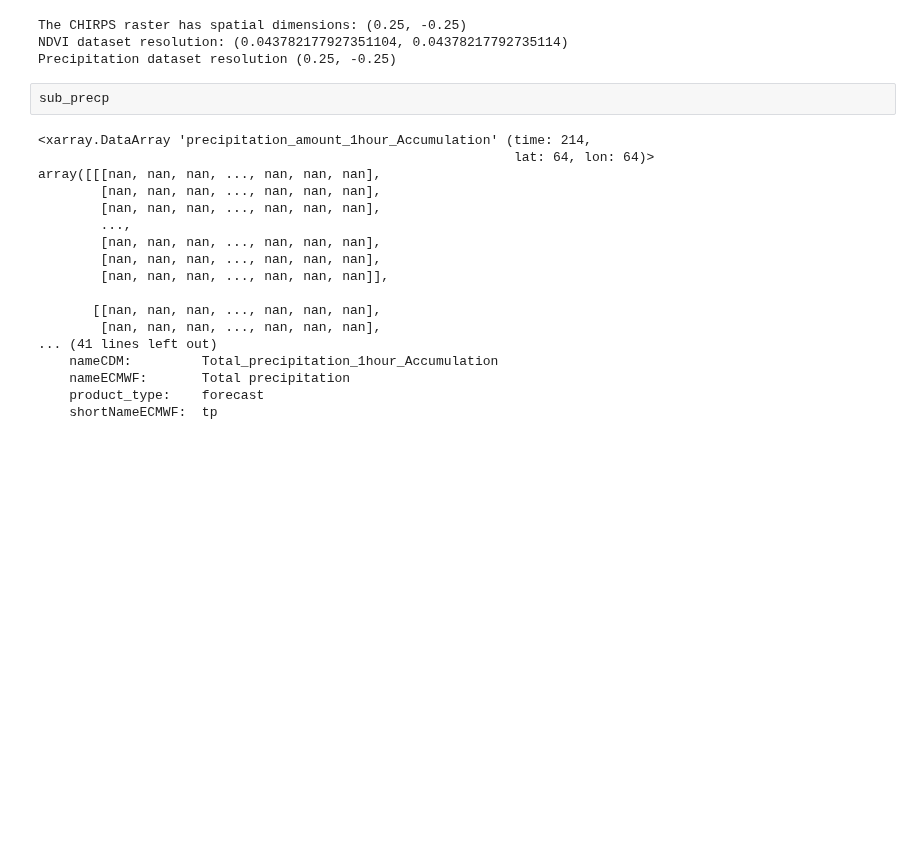
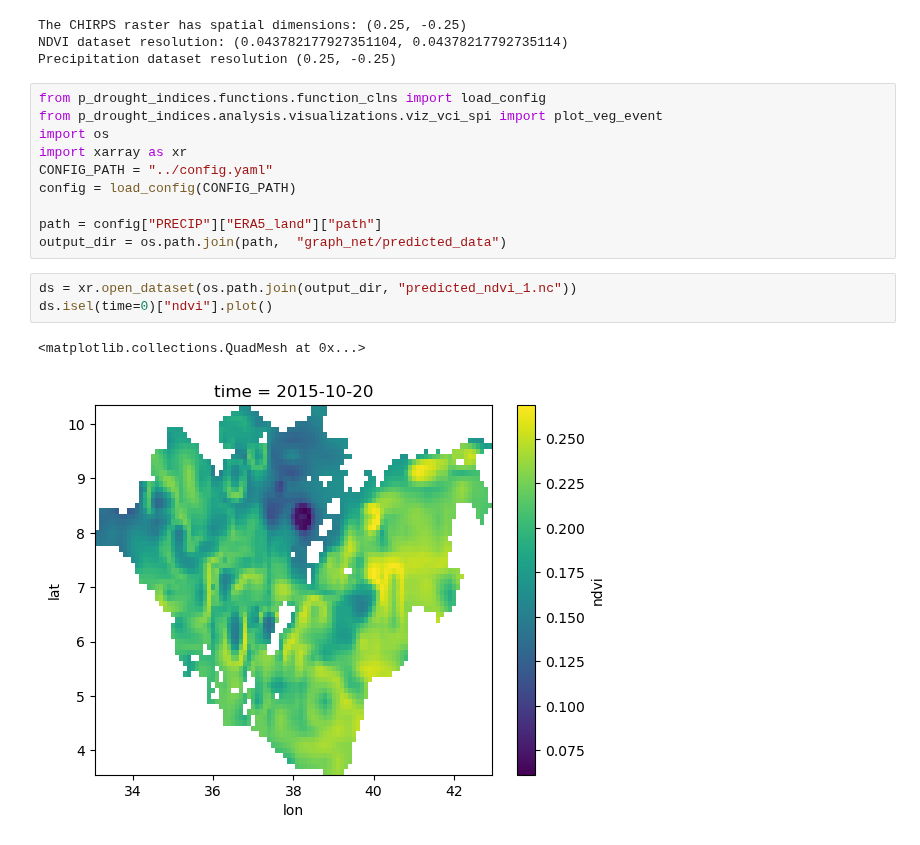
Before and after one commit to Riccardo7-DS/Indices_analysis, a Jupyter notebook: notebooks/model.ipynb, the cells around one changed output. Cells and saved outputs as stored; diff of their text form; blank space fills up the shorter version.

Commit message:
trained convlstm for 64 pixels on era5land

```diff
--- a/notebooks/model.ipynb
+++ b/notebooks/model.ipynb
@@ -284,23 +284,19 @@ sub_precp, ds =  data_preparation(CONFIG_PATH, precp_dataset="CHIRPS")
 The CHIRPS raster has spatial dimensions: (0.25, -0.25)
 NDVI dataset resolution: (0.043782177927351104, 0.04378217792735114)
 Precipitation dataset resolution (0.25, -0.25)
-# %%
-sub_precp
-# %% [output]
-<xarray.DataArray 'precipitation_amount_1hour_Accumulation' (time: 214,
-                                                             lat: 64, lon: 64)>
-array([[[nan, nan, nan, ..., nan, nan, nan],
-        [nan, nan, nan, ..., nan, nan, nan],
-        [nan, nan, nan, ..., nan, nan, nan],
-        ...,
-        [nan, nan, nan, ..., nan, nan, nan],
-        [nan, nan, nan, ..., nan, nan, nan],
-        [nan, nan, nan, ..., nan, nan, nan]],
-
-       [[nan, nan, nan, ..., nan, nan, nan],
-        [nan, nan, nan, ..., nan, nan, nan],
-... (41 lines left out)
-    nameCDM:         Total_precipitation_1hour_Accumulation
-    nameECMWF:       Total precipitation
-    product_type:    forecast
-    shortNameECMWF:  tp
+# %%
+from p_drought_indices.functions.function_clns import load_config
+from p_drought_indices.analysis.visualizations.viz_vci_spi import plot_veg_event
+import os
+import xarray as xr
+CONFIG_PATH = "../config.yaml"
+config = load_config(CONFIG_PATH)
+
+path = config["PRECIP"]["ERA5_land"]["path"]
+output_dir = os.path.join(path,  "graph_net/predicted_data")
+# %%
+ds = xr.open_dataset(os.path.join(output_dir, "predicted_ndvi_1.nc"))
+ds.isel(time=0)["ndvi"].plot()
+# %% [output]
+<matplotlib.collections.QuadMesh at 0x...>
+[figure, added]
```
Also changed, not shown: parts of 2 cells of this notebook, 7 other files.
